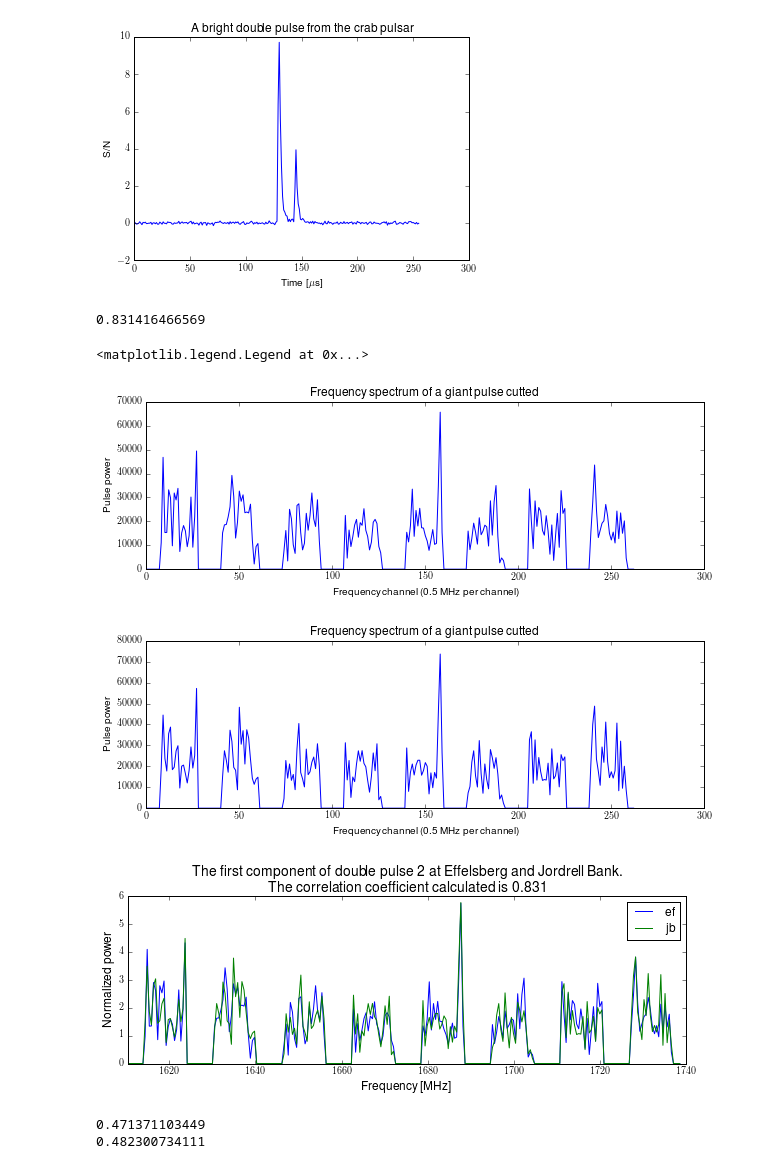
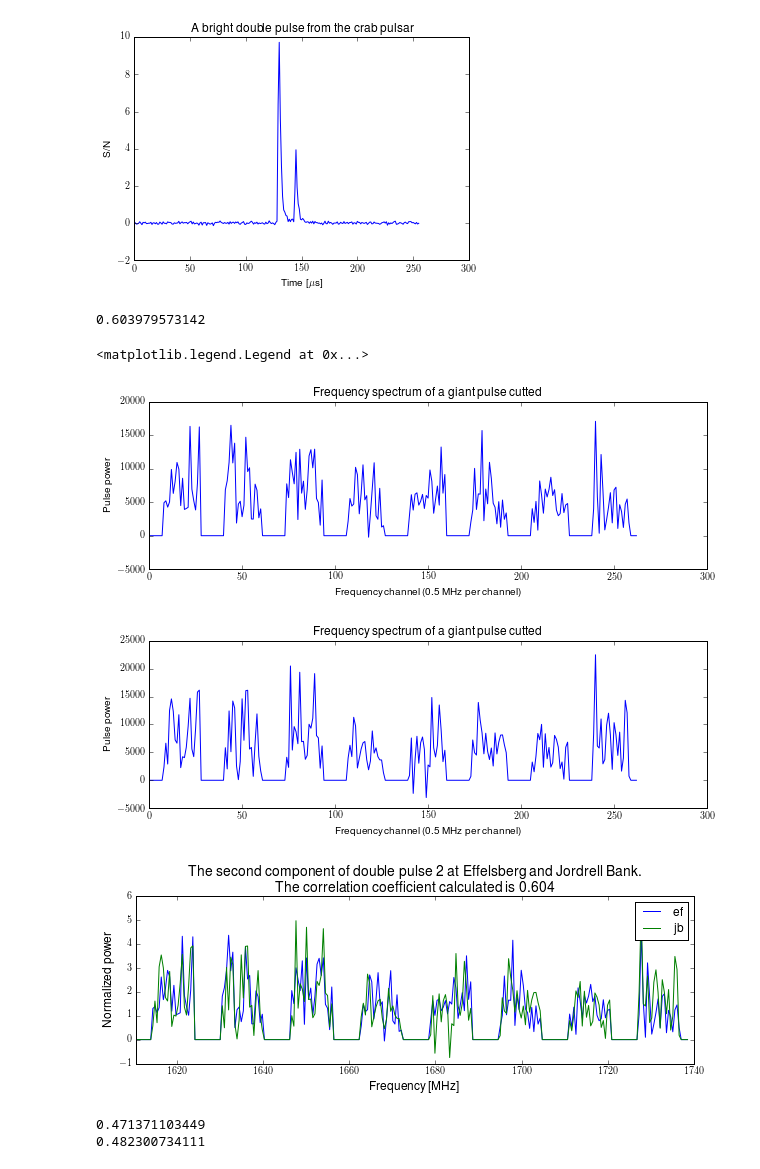
Before and after one commit to xiaozhengxu/scint_analysis, a Jupyter notebook: EVN_crab/Get Corde's plot.ipynb, the cells around one changed output. Saved outputs shown, nothing was run; the diff lists cells and outputs as text; code cells hidden in the pictures.

```diff
--- a/EVN_crab/Get Corde's plot.ipynb
+++ b/EVN_crab/Get Corde's plot.ipynb
@@ -364,37 +364,37 @@ title('A bright double pulse from the crab pulsar')
 # %%
 background_freq1= output1[:,31:35].sum(1)
 background_freq2 = output2[:,31:35].sum(1)
 output_pulse1 = output1[:,144:148].sum(1) - background_freq1
 output_pulse2 = output2[:,144:148].sum(1) - background_freq2
 
 # background_c = background_freq1[lower/512.*nchan:upper/512.*nchan]
 # for j in range(1,8):
 #     background_c = np.concatenate((background_c,background_freq1[j*(nchan+1)+lower/512.*nchan:j*(nchan+1)+upper/512.*nchan]),axis = 0)
 background_std1 = np.std(background_freq1)
 background_std2 = np.std(background_freq2)
 fgp1,fgp1s = process_freq_spec(output_pulse1,nchan,draw = 1)
 fgp2,fgp2s = process_freq_spec(output_pulse2,nchan,draw = 1)
 cc = get_cc((fgp1s,background_std1),(fgp2s,background_std2))
 print cc
 figure(figsize = (10,3))
 plot(np.linspace(1610.5,1610.5+16*8,len(fgp1)),fgp1/np.mean(fgp1),label = 'ef')
 plot(np.linspace(1610.5,1610.5+16*8,len(fgp2)),fgp2/np.mean(fgp2),label = 'jb')
 # plot(np.linspace(1610.5,1610.5+16*8,len(fgp1)),fgp1/fgp1.mean(),label = 'component 1')
 # plot(np.linspace(1610.5,1610.5+16*8,len(fgp2)),fgp2/fgp2.mean(),label = 'component 2')
-title('The first component of double pulse 2 at Effelsberg and Jordrell Bank. \n The correlation coefficient calculated is {}'.format(round(cc,3)),fontsize = 14)
+title('The second component of double pulse 2 at Effelsberg and Jordrell Bank. \n The correlation coefficient calculated is {}'.format(round(cc,3)),fontsize = 14)
 # title('Correlation of two components of double pulse 2. The correlation coefficient calculated is {}'.format(round(cc,3)),fontsize = 14)
 # title('Frequency spectrum of the 1st component of the double pulse cutted and stitched')
 xlabel('Frequency [MHz]',fontsize = 12)
 ylabel('Normalized power',fontsize = 12)
 xlim(1610.5,1740)
 # legend(loc = (1,0.6))
 legend()
 # %% [output]
-0.831416466569
+0.603979573142
 <matplotlib.legend.Legend at 0x...>
-[figure, old version]
+[figure, new version]
-[figure, old version]
+[figure, new version]
-[figure, old version]
+[figure, new version]
 # %%
 print np.std(fgp1/fgp1.mean())
 print np.std(fgp2/fgp2.mean())
```
Also changed, not shown: 7 other files.
